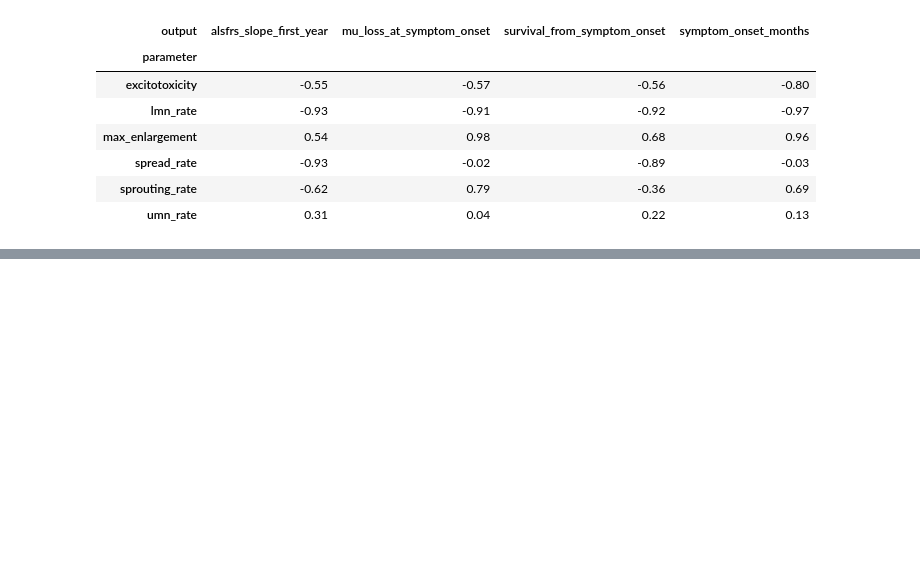
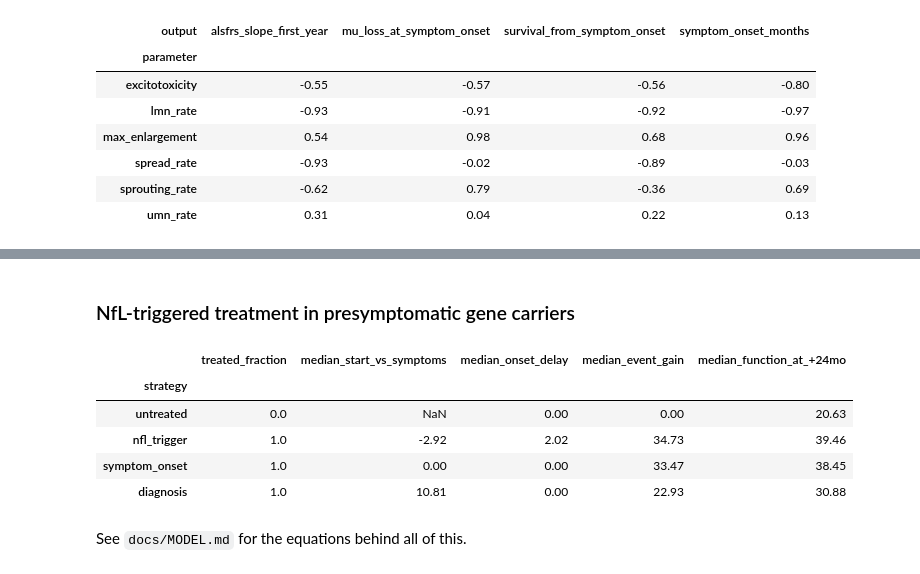
Before and after one commit to ProudStone-576/als-motor-unit-simulator, a Jupyter notebook: examples/tutorial.ipynb, the cells around one changed output, grey strips where cells are left out. Cells and saved outputs as stored; diff of their text form; code cells hidden in the pictures; blank space fills up the shorter version.

```diff
--- a/examples/tutorial.ipynb
+++ b/examples/tutorial.ipynb
@@ -199,0 +228,14 @@ Reinnervation capacity (`max_enlargement`) almost entirely decides how many unit
+# %% [markdown]
+### NfL-triggered treatment in presymptomatic gene carriers
+# %%
+strategies = hp.trigger_strategies(mndsim.TREATMENTS["gene_targeted"], n=200, seed=1)
+strategies.summary()
+# %% [output]
+|  | treated_fraction | median_start_vs_symptoms | median_onset_delay | median_event_gain | median_function_at_+24mo |
+| strategy |  |  |  |  |  |
+| untreated | 0.0 | NaN | 0.00 | 0.00 | 20.63 |
+| nfl_trigger | 1.0 | -2.92 | 2.02 | 34.73 | 39.46 |
+| symptom_onset | 1.0 | 0.00 | 0.00 | 33.47 | 38.45 |
+| diagnosis | 1.0 | 10.81 | 0.00 | 22.93 | 30.88 |
+# %% [markdown]
+See `docs/MODEL.md` for the equations behind all of this.
```
Also changed, not shown: parts of 9 cells of this notebook, 34 other files.
